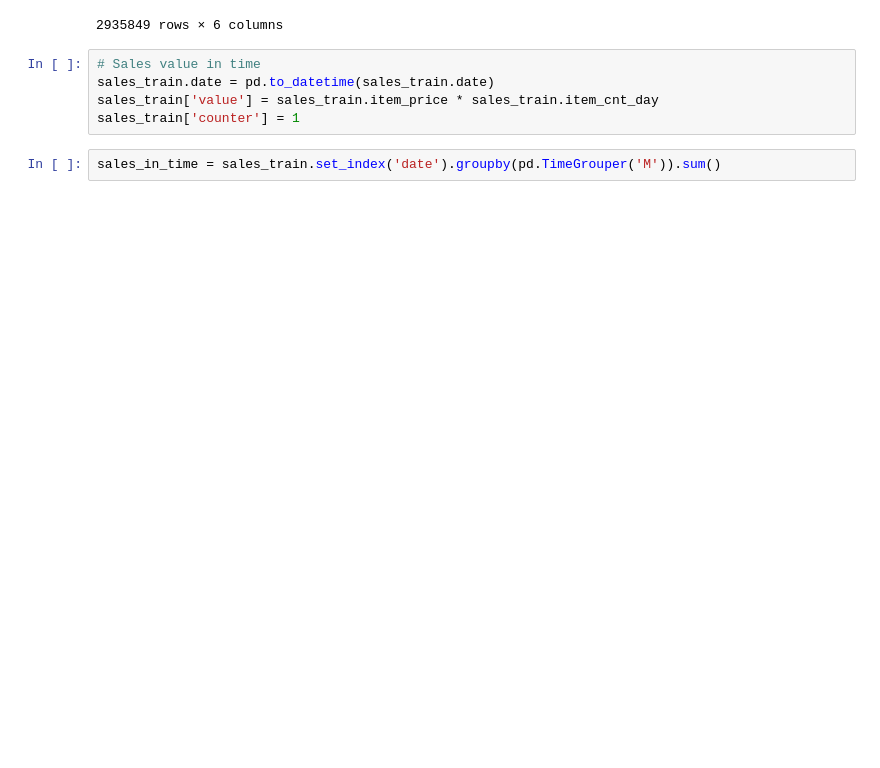
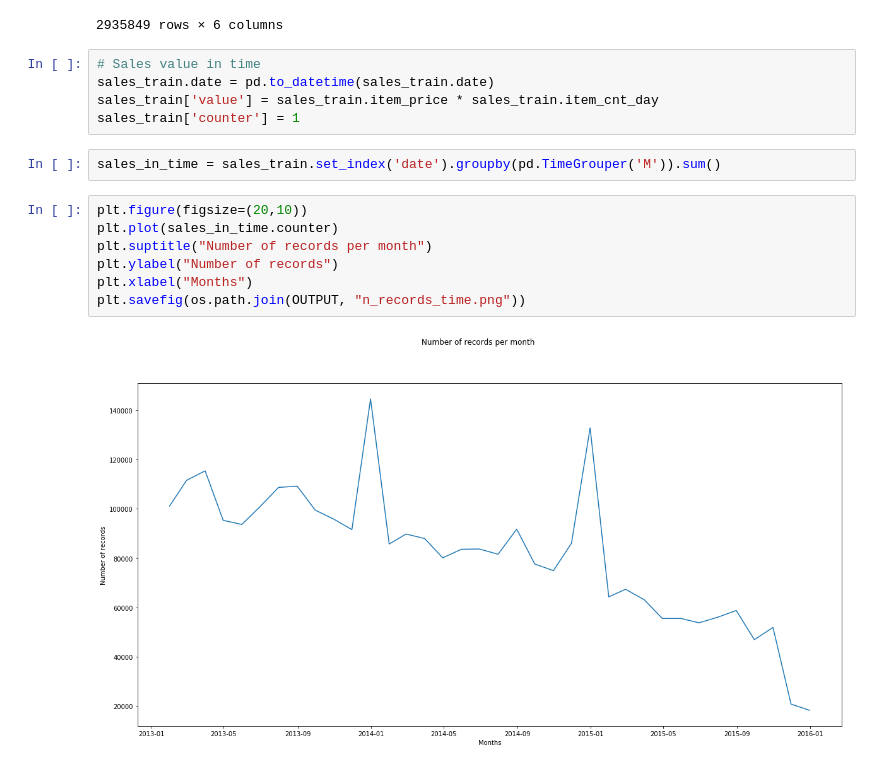
Before and after one commit to krzjoa/kaggle-sales, a Jupyter notebook: Data Analysis.ipynb, the cells around one changed output. Saved outputs shown, nothing was run; the diff lists cells and outputs as text; blank space fills up the shorter version.

```diff
--- a/Data Analysis.ipynb
+++ b/Data Analysis.ipynb
@@ -53,6 +66,15 @@ sales_train['value'] = sales_train.item_price * sales_train.item_cnt_day
 sales_train['counter'] = 1
 # %%
 sales_in_time = sales_train.set_index('date').groupby(pd.TimeGrouper('M')).sum()
+# %%
+plt.figure(figsize=(20,10))
+plt.plot(sales_in_time.counter)
+plt.suptitle("Number of records per month")
+plt.ylabel("Number of records")
+plt.xlabel("Months")
+plt.savefig(os.path.join(OUTPUT, "n_records_time.png"))
+# %% [output]
+[figure, added]
 # %%
 plt.figure(figsize=(20,10))
 plt.plot(sales_in_time.value)
```
Also changed, not shown: parts of 6 cells of this notebook, 2 other files.
